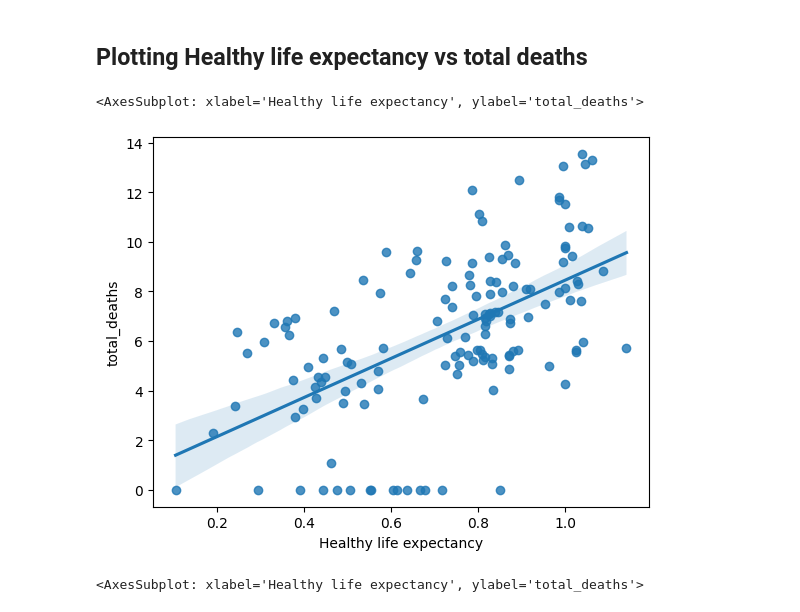
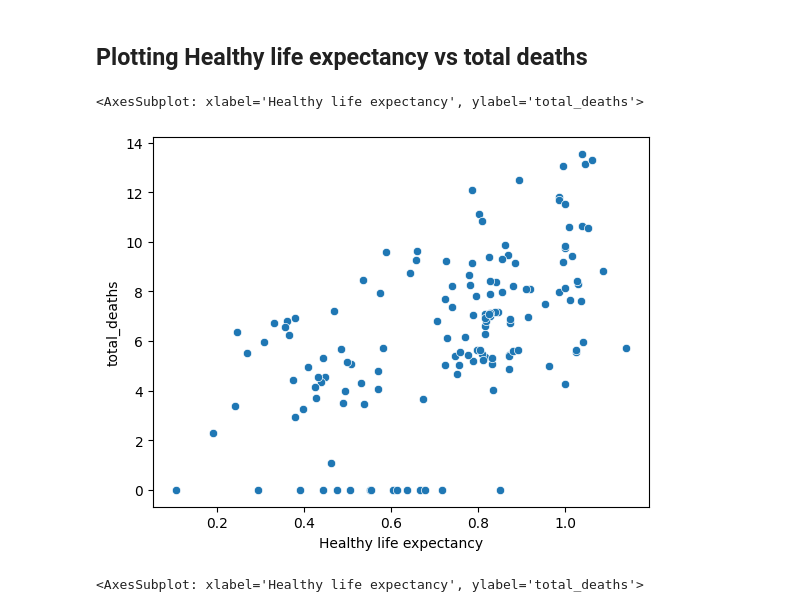
Before and after one commit to ChristopherIanPeck/covid-19-analysis, a Jupyter notebook: covid-19-data-analysis-using-python.ipynb, the cells around one changed output. Drawn from its saved outputs; the diff is of its cells as text; code cells hidden in the pictures.

Commit message:
Kaggle Notebook | Covid-19 Data Analysis using Python | Version 10

```diff
--- a/covid-19-data-analysis-using-python.ipynb
+++ b/covid-19-data-analysis-using-python.ipynb
@@ -511,10 +511,10 @@ sns.regplot(x="Social support", y=log_transformed_deaths, data=data_deaths)
 # %% [markdown]
 ## Plotting Healthy life expectancy vs total deaths
 # %%
-sns.regplot(x="Healthy life expectancy", y=log_transformed_deaths, data=data_deaths)
+sns.scatterplot(x="Healthy life expectancy", y=log_transformed_deaths, data=data_deaths)
 # %% [output]
 <AxesSubplot: xlabel='Healthy life expectancy', ylabel='total_deaths'>
-[figure, old version]
+[figure, new version]
 # %%
 sns.regplot(x="Healthy life expectancy", y=log_transformed_deaths, data=data_deaths)
 # %% [output]
```
Also changed, not shown: parts of 5 cells of this notebook.
